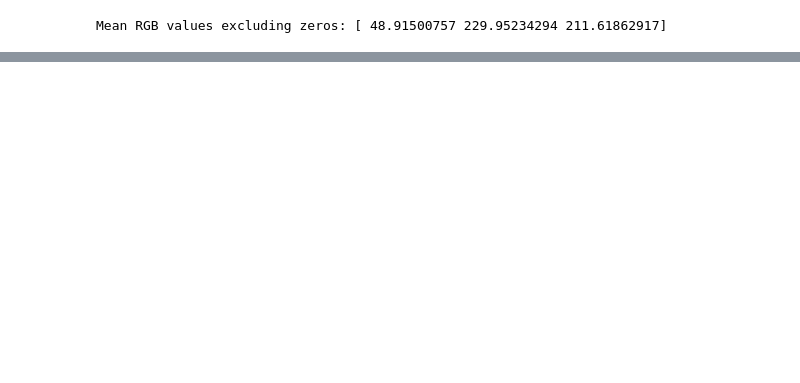
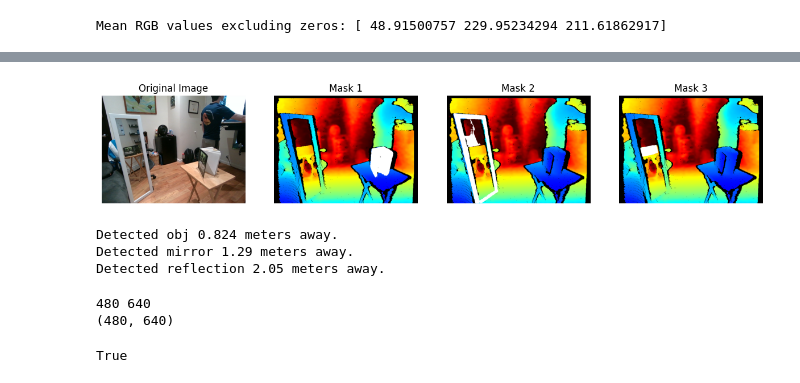
Before and after one commit to joelsalzman/Refleconstruction, a Jupyter notebook: test.ipynb, the cells around one changed output, grey strips where cells are left out. Cells and saved outputs as stored; diff of their text form; code cells hidden in the pictures; blank space fills up the shorter version.

```diff
--- a/test.ipynb
+++ b/test.ipynb
@@ -135,0 +228,48 @@ Mean RGB values excluding zeros: [ 48.91500757 229.95234294 211.61862917]
+# %%
+fig, axes = plt.subplots(1, 4, figsize=(15, 5))
+
+axes[0].imshow(color)
+axes[0].set_title('Original Image')
+# mask_list = [mirr_mask[0][0][0].numpy(), mirr_mask[0][0][1].numpy(), mirr_mask[0][0][2].numpy()]
+mask_list = [obj_mask, mirr_mask, ref_mask]
+
+for i, mask in enumerate(mask_list, start=1):
+    overlayed_image = np.array(colorized_depth).copy()
+
+    overlayed_image[:,:,0] = np.where(mask == 1, 255, overlayed_image[:,:,0])
+    overlayed_image[:,:,1] = np.where(mask == 1, 255, overlayed_image[:,:,1])
+    overlayed_image[:,:,2] = np.where(mask == 1, 255, overlayed_image[:,:,2])
+
+    axes[i].imshow(overlayed_image)
+    axes[i].set_title(f'Mask {i}')
+for ax in axes:
+    ax.axis('off')
+
+plt.show()
+# %% [output]
+[figure, added]
+# %%
+height, width = color.shape[:2]
+expected = 300
+aspect = width / height
+
+
+depth = np.asanyarray(depth_frame.get_data())
+depth_scale = profile.get_device().first_depth_sensor().get_depth_scale()
+
+obj_depth = depth[obj_mask > 0].astype(float)* depth_scale
+mirror_depth = depth[mirr_mask > 0].astype(float)* depth_scale
+ref_depth = depth[ref_mask > 0].astype(float)* depth_scale
+# depth = depth * depth_scale
+mdist,_,_,_ = cv2.mean(obj_depth)
+odist,_,_,_ = cv2.mean(mirror_depth)
+rdist,_,_,_ = cv2.mean(ref_depth)
+
+
+print(f"Detected obj {mdist:.3} meters away.")
+print(f"Detected mirror {odist:.3} meters away.")
+print(f"Detected reflection {rdist:.3} meters away.")
+# %% [output]
+Detected obj 0.824 meters away.
+Detected mirror 1.29 meters away.
+Detected reflection 2.05 meters away.
@@ -135,0 +278,31 @@ Mean RGB values excluding zeros: [ 48.91500757 229.95234294 211.61862917]
+# %%
+def mask_to_points(mask, depth_frame, depth_intr):
+    points = []
+
+    print(depth_intr.height, depth_intr.width)
+    print(mask.shape)
+
+
+    for y in range(depth_intr.height):
+        for x in range(depth_intr.width):
+            if mask[y,x]:
+                if 0 <= x < width and 0 <= y < width:
+                    depth = depth_frame.get_distance(x, y)
+                    if depth > 0:
+                        point = rs.rs2_deproject_pixel_to_point(depth_intr, [x,y], depth)
+                        points.append(point)
+
+    return np.array(points)
+
+point_cloud = mask_to_points(mirr_mask[0][0][2].numpy(), depth_frame, depth_profile.get_intrinsics())
+# %% [output]
+480 640
+(480, 640)
+# %%
+import open3d as o3d
+
+pcd = o3d.geometry.PointCloud()
+pcd.points = o3d.utility.Vector3dVector(point_cloud)
+o3d.io.write_point_cloud('test.ply', pcd)
+# %% [output]
+True
```
Also changed, not shown: parts of 7 cells of this notebook, 7 other files.
